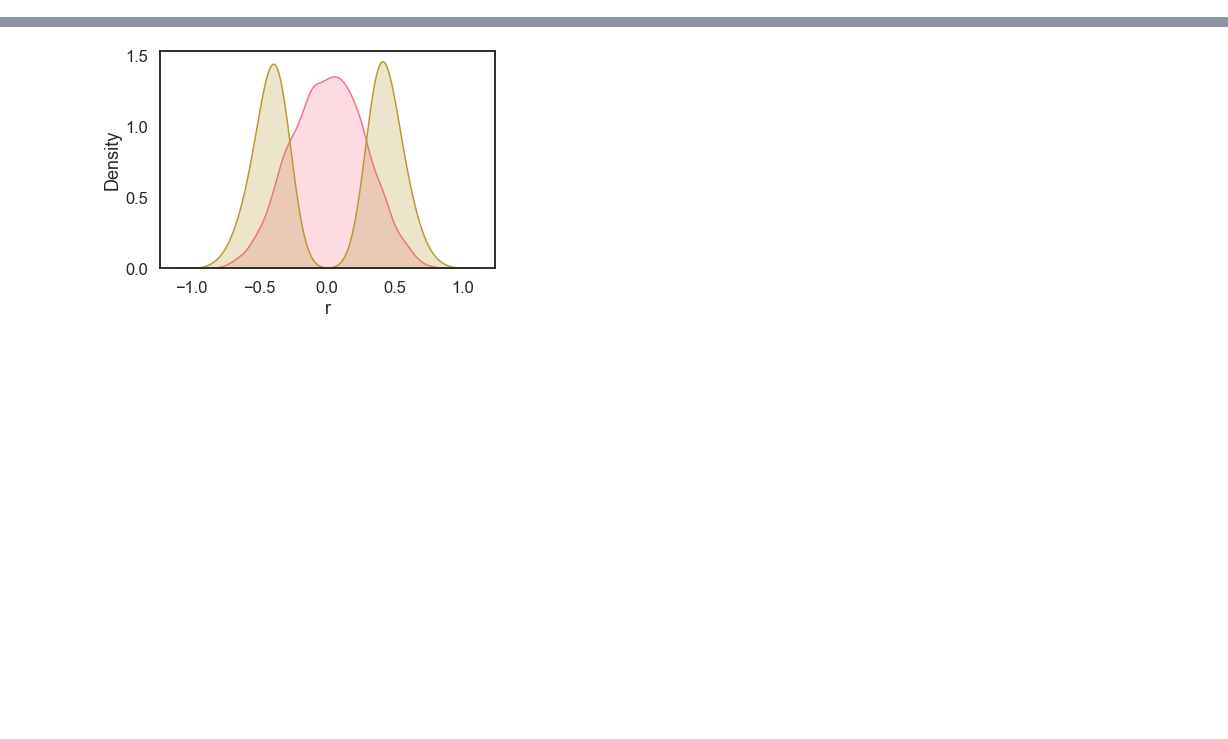
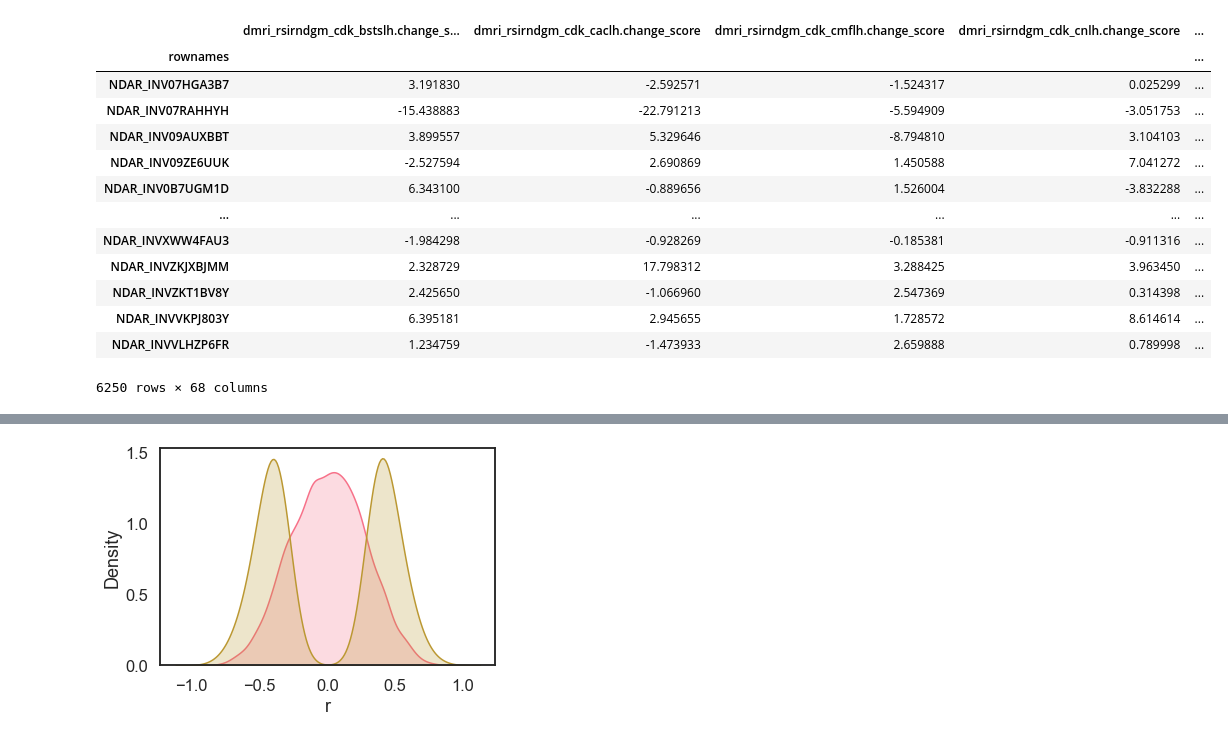
Before and after one commit to 62442katieb/deltaABCD_variability, a Jupyter notebook: notebooks/3.2Correlations.ipynb, the cells around one changed output, grey strips where cells are left out. Saved outputs shown, nothing was run; the diff lists cells and outputs as text; code cells hidden in the pictures; blank space fills up the shorter version.

```diff
--- a/notebooks/3.2Correlations.ipynb
+++ b/notebooks/3.2Correlations.ipynb
@@ -45,7 +45,24 @@ rnd_df.head()
 # %%
 # read in each .Rda file and run correlations
-result = pyreadr.read_r(join(PROJ_DIR, OUTP_DIR, 'residualized_rnd.Rda'))
-residualized_rnd = result['Group1_residuals']
+result = pyreadr.read_r(join(PROJ_DIR, OUTP_DIR, 'residualized_rndscanner_sex.Rda'))
+residualized_thick = result['Group1_residuals']
+# %%
+residualized_thick
+# %% [output]
+|  | dmri_rsirndgm_cdk_bstslh.change_s... | dmri_rsirndgm_cdk_caclh.change_score | dmri_rsirndgm_cdk_cmflh.change_score | dmri_rsirndgm_cdk_cnlh.change_score | ... |
+| rownames |  |  |  |  | ... |
+| NDAR_INV07HGA3B7 | 3.191830 | -2.592571 | -1.524317 | 0.025299 | ... |
+| NDAR_INV07RAHHYH | -15.438883 | -22.791213 | -5.594909 | -3.051753 | ... |
+| NDAR_INV09AUXBBT | 3.899557 | 5.329646 | -8.794810 | 3.104103 | ... |
+| NDAR_INV09ZE6UUK | -2.527594 | 2.690869 | 1.450588 | 7.041272 | ... |
+| NDAR_INV0B7UGM1D | 6.343100 | -0.889656 | 1.526004 | -3.832288 | ... |
+| ... | ... | ... | ... | ... | ... |
+| NDAR_INVXWW4FAU3 | -1.984298 | -0.928269 | -0.185381 | -0.911316 | ... |
+| NDAR_INVZKJXBJMM | 2.328729 | 17.798312 | 3.288425 | 3.963450 | ... |
+| NDAR_INVZKT1BV8Y | 2.425650 | -1.066960 | 2.547369 | 0.314398 | ... |
+| NDAR_INVVKPJ803Y | 6.395181 | 2.945655 | 1.728572 | 8.614614 | ... |
+| NDAR_INVVLHZP6FR | 1.234759 | -1.473933 | 2.659888 | 0.789998 | ... |
+6250 rows × 68 columns
 # %%
 # this cell does the correlations
 
```
Also changed, not shown: parts of 14 cells of this notebook, 18 other files.
